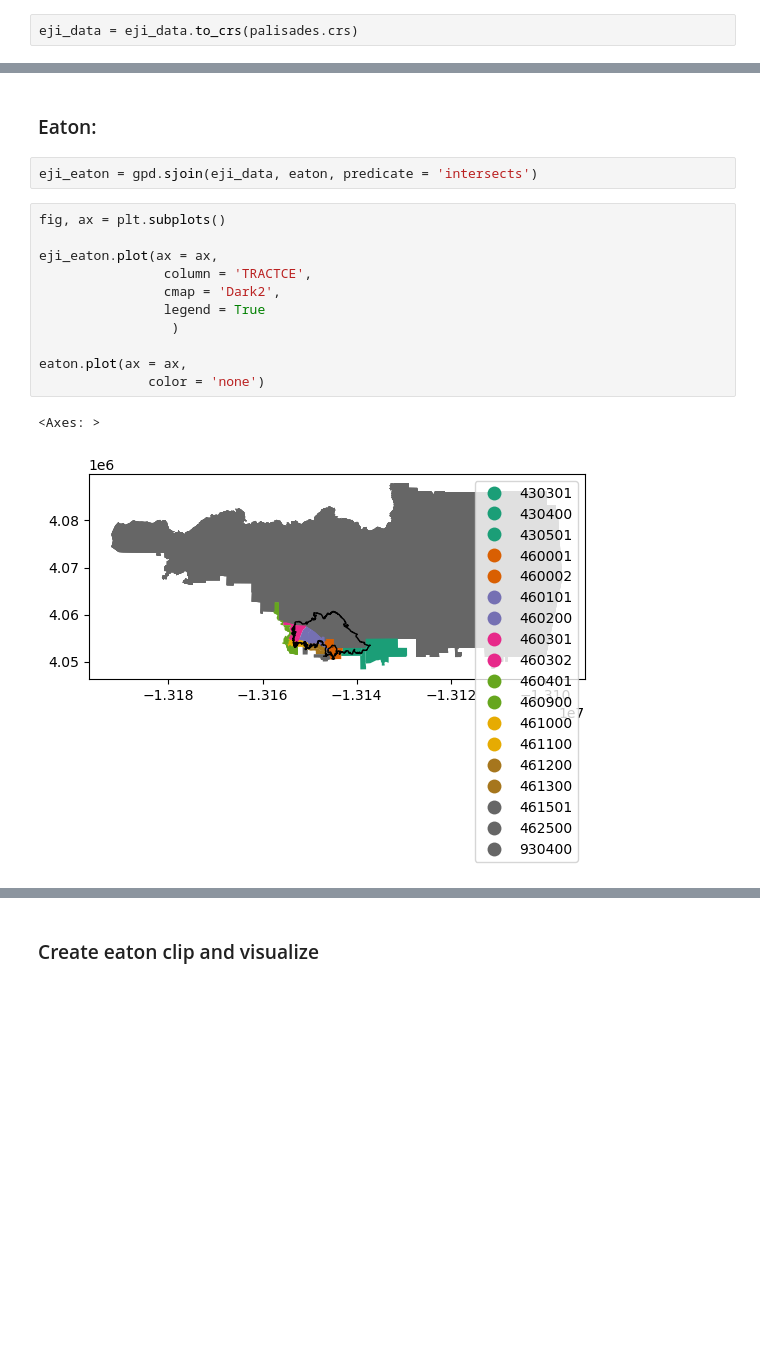
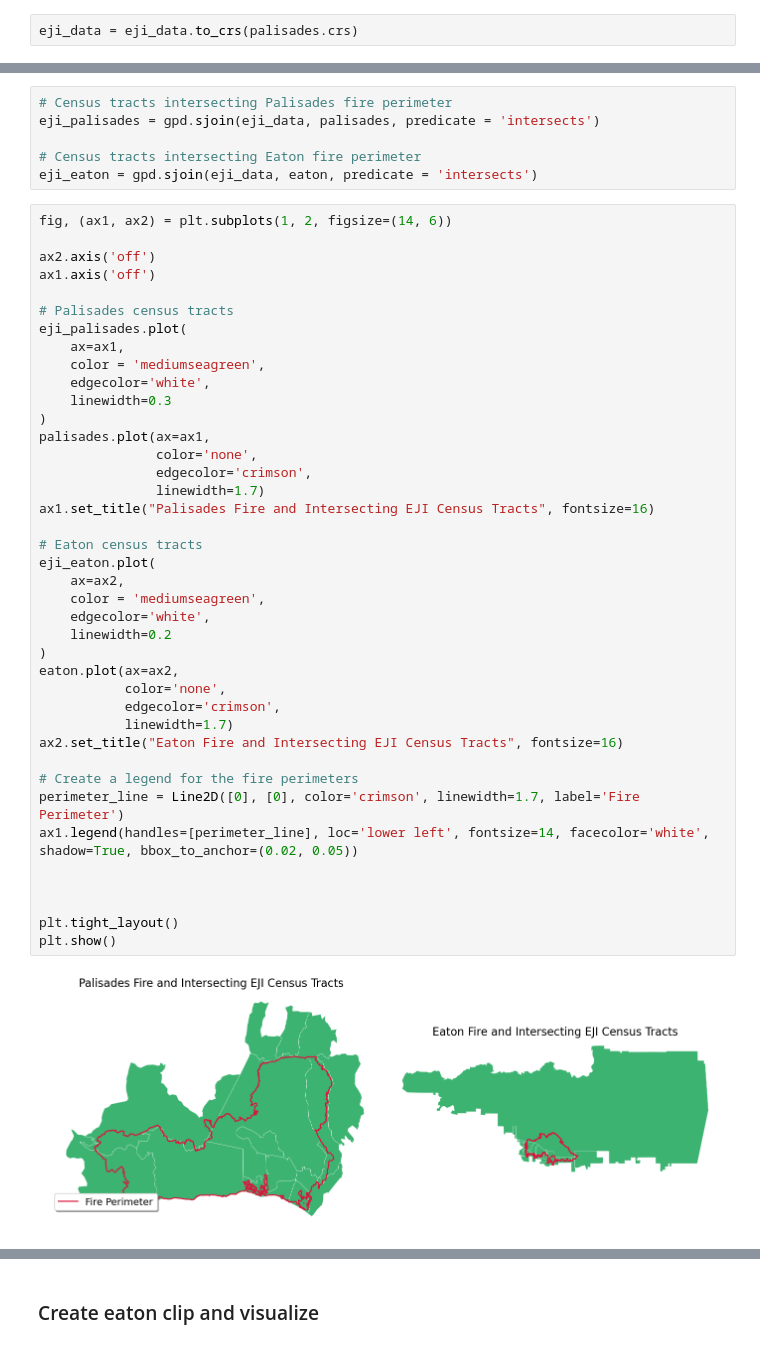
Before and after one commit to kaimorquecho/eds220-hwk4, a Jupyter notebook: eaton-palisades-fires-EJI-Kaiju-Morquecho.ipynb, the cells around one changed output, grey strips where cells are left out. Cells and saved outputs as stored; diff of their text form; blank space fills up the shorter version.

```diff
--- a/eaton-palisades-fires-EJI-Kaiju-Morquecho.ipynb
+++ b/eaton-palisades-fires-EJI-Kaiju-Morquecho.ipynb
@@ -84,19 +101,49 @@ palisades.plot(ax = ax,
-# %% [markdown]
-### Eaton:
-# %%
-eji_eaton = gpd.sjoin(eji_data, eaton, predicate = 'intersects')
+# %%
+# Census tracts intersecting Palisades fire perimeter
+eji_palisades = gpd.sjoin(eji_data, palisades, predicate = 'intersects')
+
+# Census tracts intersecting Eaton fire perimeter
+eji_eaton = gpd.sjoin(eji_data, eaton, predicate = 'intersects')
 # %%
-fig, ax = plt.subplots()
+fig, (ax1, ax2) = plt.subplots(1, 2, figsize=(14, 6))
 
-eji_eaton.plot(ax = ax,
-                column = 'TRACTCE',
-                cmap = 'Dark2',
-                legend = True
-                 )
+ax2.axis('off')
+ax1.axis('off')
 
-eaton.plot(ax = ax,
-              color = 'none')
+# Palisades census tracts
+eji_palisades.plot(
+    ax=ax1,
+    color = 'mediumseagreen',
+    edgecolor='white',
+    linewidth=0.3
+)
+palisades.plot(ax=ax1,
+               color='none',
+               edgecolor='crimson',
+               linewidth=1.7)
+ax1.set_title("Palisades Fire and Intersecting EJI Census Tracts", fontsize=16)
+
+# Eaton census tracts
+eji_eaton.plot(
+    ax=ax2,
+    color = 'mediumseagreen',
+    edgecolor='white',
+    linewidth=0.2
+)
+eaton.plot(ax=ax2,
+           color='none',
+           edgecolor='crimson',
+           linewidth=1.7)
+ax2.set_title("Eaton Fire and Intersecting EJI Census Tracts", fontsize=16)
+
+# Create a legend for the fire perimeters
+perimeter_line = Line2D([0], [0], color='crimson', linewidth=1.7, label='Fire Perimeter')
+ax1.legend(handles=[perimeter_line], loc='lower left', fontsize=14, facecolor='white', shadow=True, bbox_to_anchor=(0.02, 0.05))
+
+
+
+plt.tight_layout()
+plt.show()
 # %% [output]
-<Axes: >
-[figure, old version]
+[figure, new version]
 # %% [markdown]
```
Also changed, not shown: parts of 22 cells of this notebook, 1 other file.
